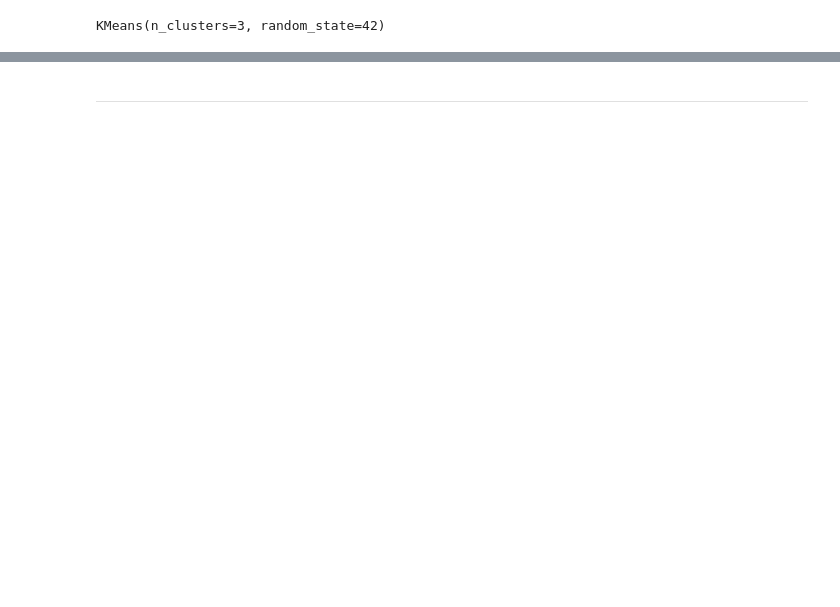
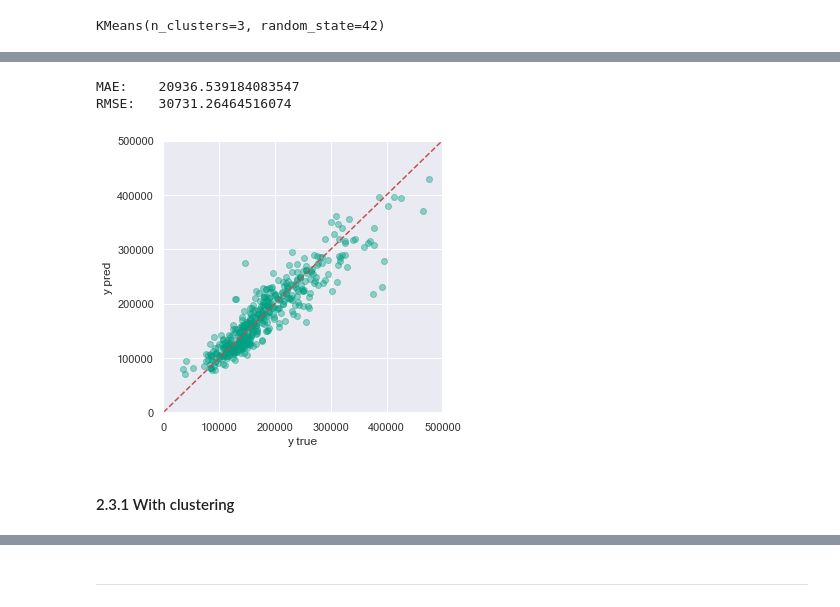
Before and after one commit to pavlo-seimskyi/ds-mentorship, a Jupyter notebook: 4-clustering/k-means.ipynb, the cells around one changed output, grey strips where cells are left out. Drawn from its saved outputs; the diff is of its cells as text; code cells hidden in the pictures; blank space fills up the shorter version.

```diff
--- a/4-clustering/k-means.ipynb
+++ b/4-clustering/k-means.ipynb
@@ -108,0 +156,19 @@ sns.scatterplot(data=scaled, x='GrLivArea', y='SalePrice', hue='cluster', alpha=
+# %%
+training_data = pd.concat((X_train, y_train), axis=1)
+# %%
+model = ols(
+    formula=f"np.log(SalePrice) ~ {' + '.join(training_data.drop(['SalePrice', 'cluster'], axis=1).columns)}",
+    data=training_data.drop("cluster", axis=1)
+).fit()
+# %%
+y_pred = model.predict(X_test.drop("cluster", axis=1))
+# %%
+y_pred = np.exp(y_pred)
+# %%
+evaluate(y_test, y_pred)
+# %% [output]
+MAE:    20936.539184083547
+RMSE:   30731.26464516074
+[figure, added]
+# %% [markdown]
+#### 2.3.1 With clustering
```
Also changed, not shown: parts of 31 cells of this notebook, 2 other files.
